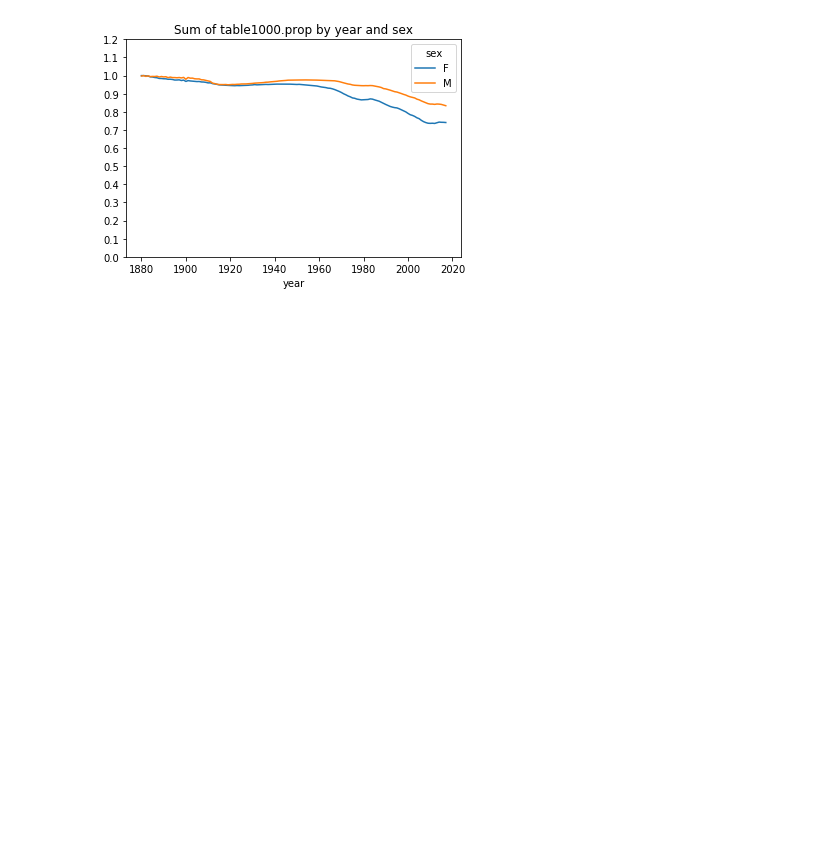
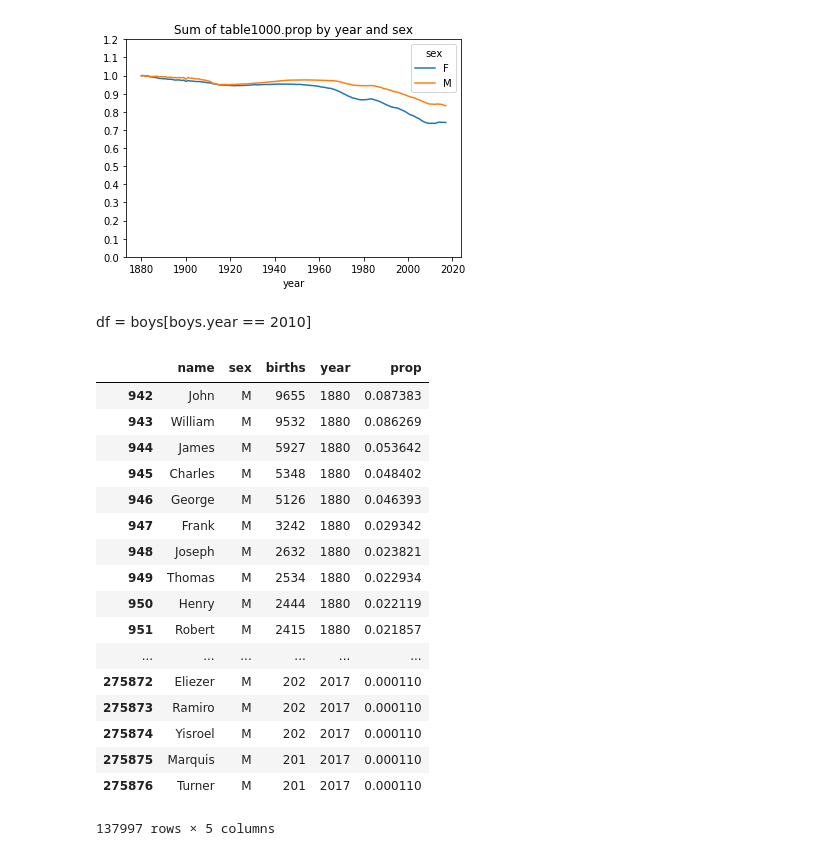
Before and after one commit to suprematis/US-Newborn-Name-Analysis, a Jupyter notebook: US BabyNames Analysis.ipynb, the cells around one changed output. Cells and saved outputs as stored; diff of their text form; code cells hidden in the pictures; blank space fills up the shorter version.

```diff
--- a/US BabyNames Analysis.ipynb
+++ b/US BabyNames Analysis.ipynb
@@ -199,3 +199,26 @@ table.plot(title='Sum of table1000.prop by year and sex', yticks=np.linspace(0,
 # %% [output]
 <matplotlib.axes._subplots.AxesSubplot at 0x...>
 [figure]
+# %% [markdown]
+df = boys[boys.year == 2010]
+# %%
+boys
+# %% [output]
+|  | name | sex | births | year | prop |
+| 942 | John | M | 9655 | 1880 | 0.087383 |
+| 943 | William | M | 9532 | 1880 | 0.086269 |
+| 944 | James | M | 5927 | 1880 | 0.053642 |
+| 945 | Charles | M | 5348 | 1880 | 0.048402 |
+| 946 | George | M | 5126 | 1880 | 0.046393 |
+| 947 | Frank | M | 3242 | 1880 | 0.029342 |
+| 948 | Joseph | M | 2632 | 1880 | 0.023821 |
+| 949 | Thomas | M | 2534 | 1880 | 0.022934 |
+| 950 | Henry | M | 2444 | 1880 | 0.022119 |
+| 951 | Robert | M | 2415 | 1880 | 0.021857 |
+| ... | ... | ... | ... | ... | ... |
+| 275872 | Eliezer | M | 202 | 2017 | 0.000110 |
+| 275873 | Ramiro | M | 202 | 2017 | 0.000110 |
+| 275874 | Yisroel | M | 202 | 2017 | 0.000110 |
+| 275875 | Marquis | M | 201 | 2017 | 0.000110 |
+| 275876 | Turner | M | 201 | 2017 | 0.000110 |
+137997 rows × 5 columns
```
Also changed, not shown: parts of 11 cells of this notebook.
